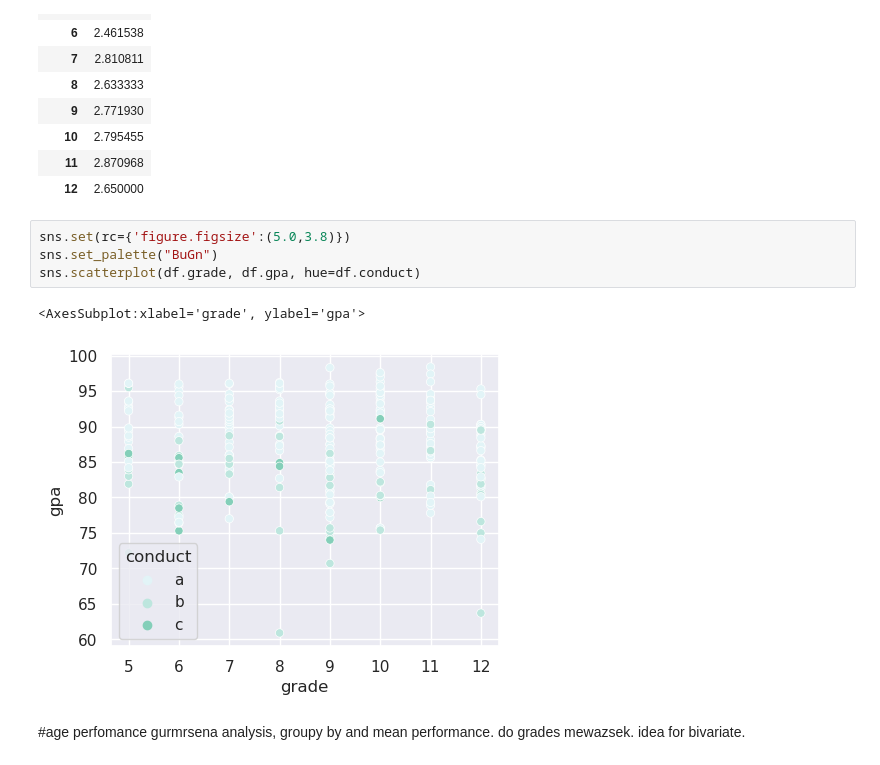
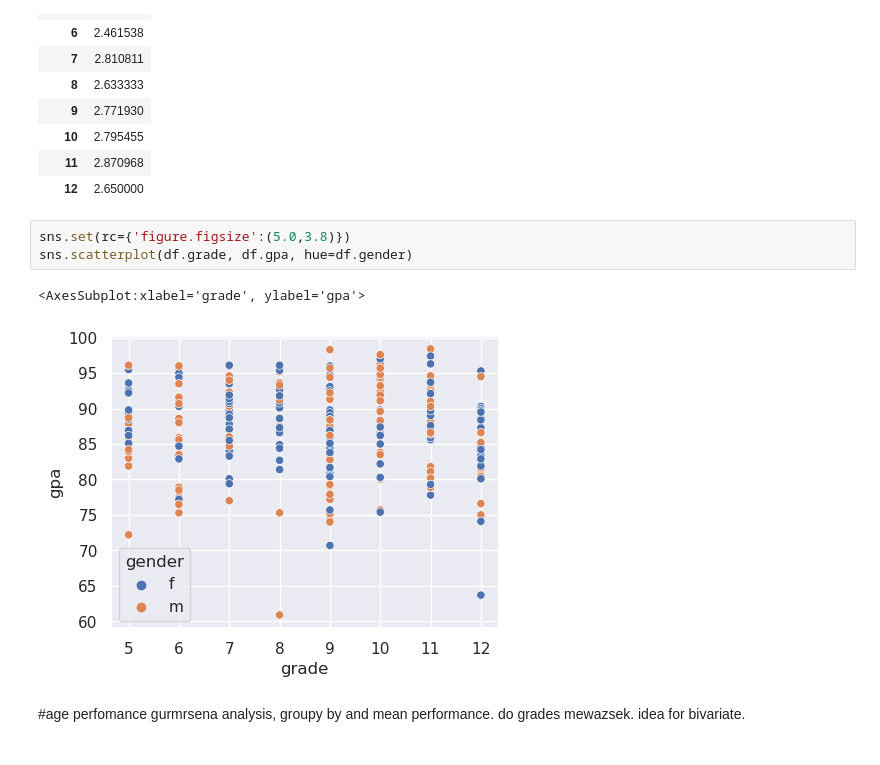
Before and after one commit to Ammon21/School-Data-Science-Project, a Jupyter notebook: notebooks/EDA.ipynb, the cells around one changed output. Drawn from its saved outputs; the diff is of its cells as text.

```diff
--- a/notebooks/EDA.ipynb
+++ b/notebooks/EDA.ipynb
@@ -120,10 +134,9 @@ df.groupby('grade')[['convalue']].mean()
 | 12 | 2.650000 |
 # %%
 sns.set(rc={'figure.figsize':(5.0,3.8)})
-sns.set_palette("BuGn")
-sns.scatterplot(df.grade, df.gpa, hue=df.conduct)
+sns.scatterplot(df.grade, df.gpa, hue=df.gender)
 # %% [output]
 <AxesSubplot:xlabel='grade', ylabel='gpa'>
-[figure, old version]
+[figure, new version]
 # %% [markdown]
 #age perfomance gurmrsena analysis, groupy by and mean performance. do grades mewazsek. idea for bivariate.
```
Also changed, not shown: parts of 19 cells of this notebook, 3 other files.
